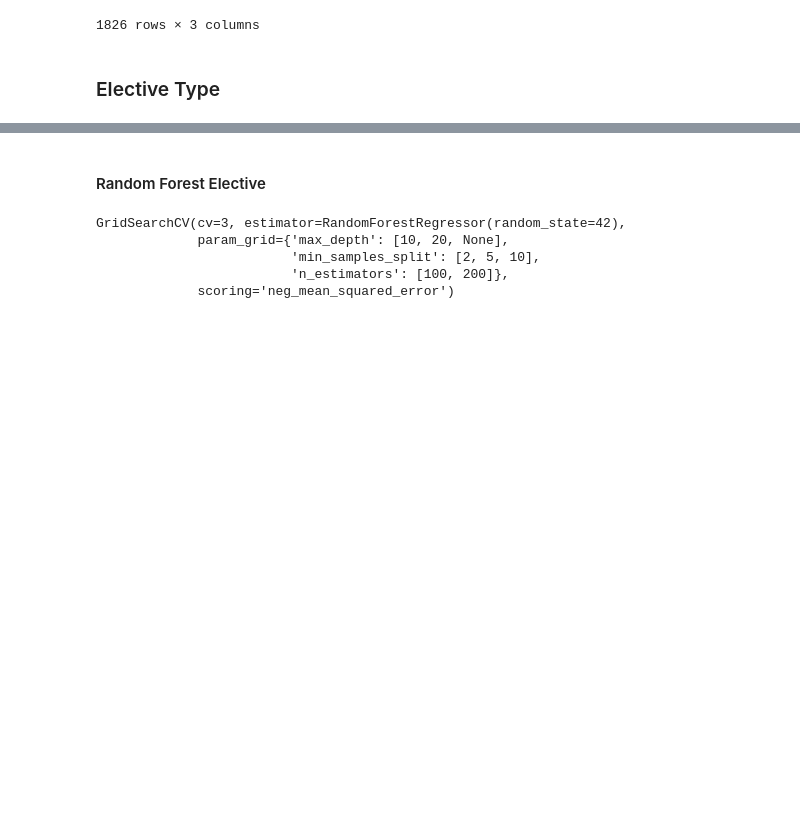
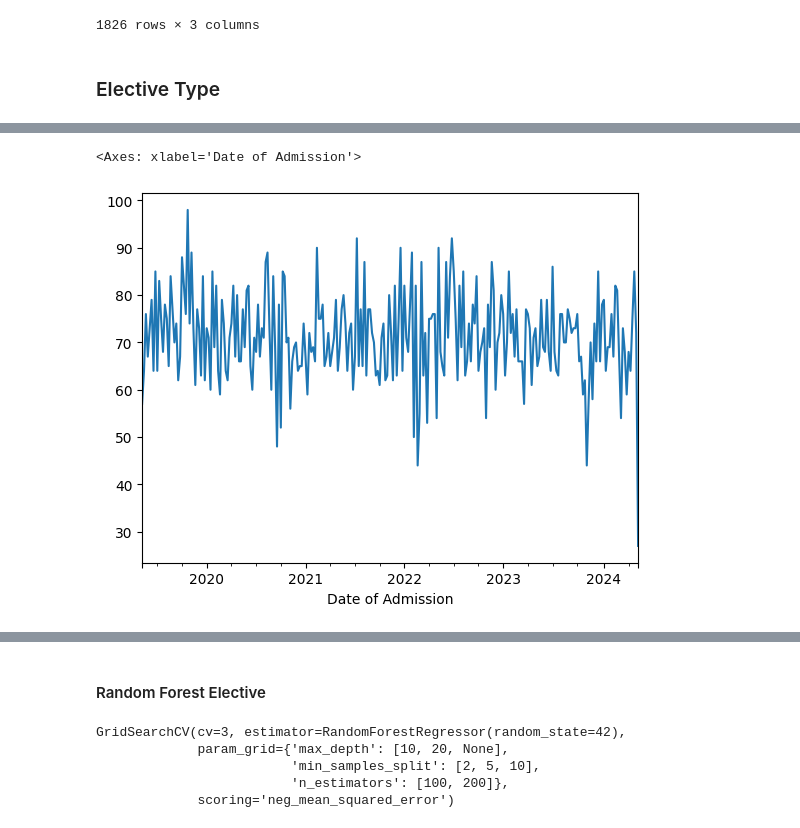
Before and after one commit to JinnOppa/MedInsight, a Jupyter notebook: Source/Prototype/draft1.ipynb, the cells around one changed output, grey strips where cells are left out. Saved outputs shown, nothing was run; the diff lists cells and outputs as text; code cells hidden in the pictures; blank space fills up the shorter version.

```diff
--- a/Source/Prototype/draft1.ipynb
+++ b/Source/Prototype/draft1.ipynb
@@ -281,3 +296,8 @@ ts_add_elective
+# %%
+ts_add_elective['Admissions'].plot()
+# %% [output]
+<Axes: xlabel='Date of Admission'>
+[figure, added]
 # %%
 # Creating lagged features for previous days (e.g., lags of 1, 7, and 30 days)
 for lag in [1, 7, 30]:
```
Also changed, not shown: parts of 14 cells of this notebook, 4 other files.
